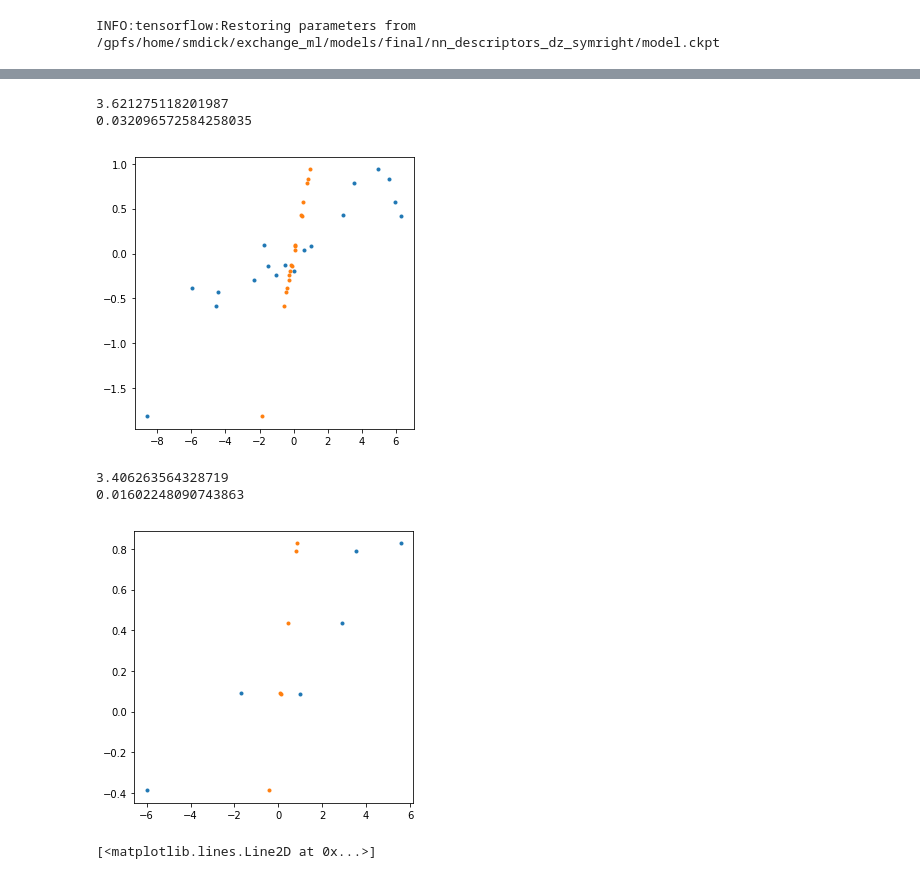
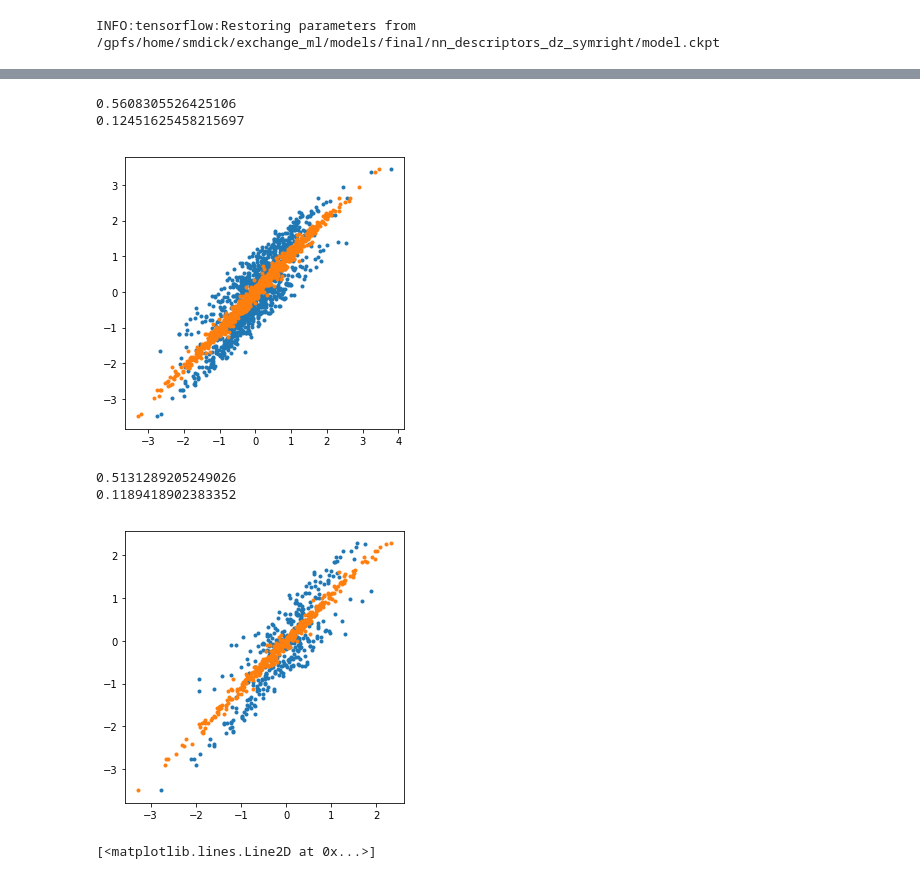
Before and after one commit to semodi/mlcf, a Jupyter notebook: analysis/test_along_traj.ipynb, the cells around one changed output, grey strips where cells are left out. Drawn from its saved outputs; the diff is of its cells as text; code cells hidden in the pictures.

```diff
--- a/analysis/test_along_traj.ipynb
+++ b/analysis/test_along_traj.ipynb
@@ -18,7 +18,7 @@ Using TensorFlow backend.
 # %%
 basis = 'dz_custom'
 features = 'descr'
-path = '/gpfs/scratch/smdick/new/force_dimer_uftombp/'
+path = '/gpfs/scratch/smdick/new/md_siesta_dztombp/'
 every = 1
 end = 12
 # %%
@@ -65,7 +65,7 @@ def shrink_file(path, block_size, every):
                     line = infile.readline()
 # %%
 # Load data
-n_mol = 2
+n_mol = 128
 
 if features == 'descr':
 #     n_o_orb = 50
@@ -213,21 +213,21 @@ print(np.std(forces_siesta[i].flatten() - forces_mbpol[i].flatten()))
 print(np.std(forces_corrected[i].flatten() - forces_mbpol[i].flatten()))
 # print(np.std(forces_siesta[i].flatten() - corrections.flatten() - forces_mbpol[i].flatten()))
 # %% [output]
-3.621275118201987
-0.032096572584258035
+0.5608305526425106
+0.12451625458215697
-[figure, old version]
+[figure, new version]
 # %%
-atom = 2
+atom = 1
 plot(forces_siesta[i,:,atom].flatten(), forces_mbpol[i,:, atom].flatten(), ls = '', marker = '.')
 plot(forces_corrected[i,:, atom].flatten(), forces_mbpol[i,:, atom].flatten(),ls = '', marker = '.')
 # plot(forces_siesta[i,:, atom].flatten() - corrections[:,atom].flatten(), forces_mbpol[i,:, atom].flatten(),ls = '', marker = '.')
 print(np.std(forces_siesta[i,:,atom].flatten() - forces_mbpol[i,:,atom].flatten()))
 print(np.std(forces_corrected[i,:,atom].flatten() - forces_mbpol[i,:,atom].flatten()))
 # print(np.std(forces_siesta[i,:,atom].flatten() - corrections[:,atom].flatten() - forces_mbpol[i, :, atom].flatten()))
 # %% [output]
-3.406263564328719
-0.01602248090743863
+0.5131289205249026
+0.1189418902383352
-[figure, old version]
+[figure, new version]
 # %%
 #Error correlation
 errors = forces_corrected - forces_mbpol
```
Also changed, not shown: parts of 6 cells of this notebook, 4 other files.
